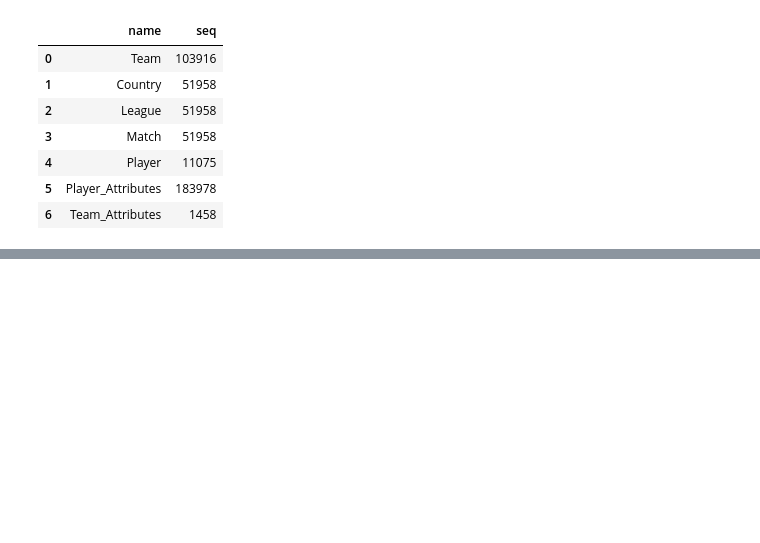
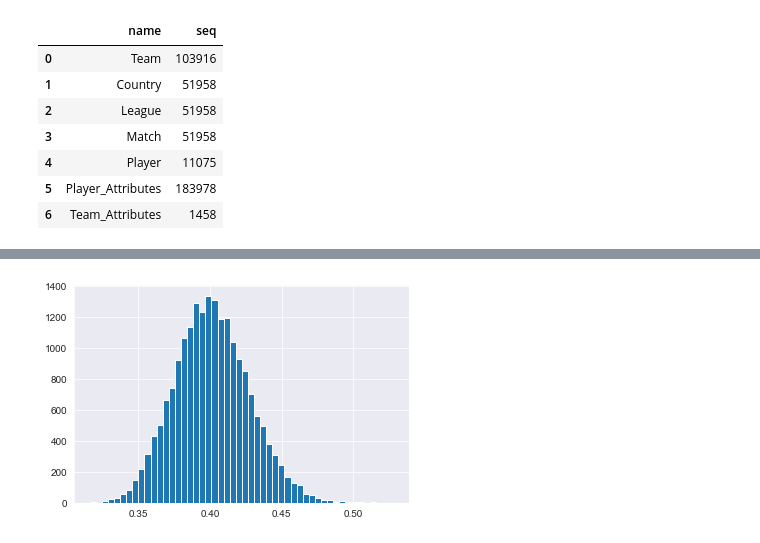
Before and after one commit to dmart49/Mod_03_Project, a Jupyter notebook: Mod_03_Project_Daniel_Question.ipynb, the cells around one changed output, grey strips where cells are left out. Cells and saved outputs as stored; diff of their text form; code cells hidden in the pictures; blank space fills up the shorter version.

```diff
--- a/Mod_03_Project_Daniel_Question.ipynb
+++ b/Mod_03_Project_Daniel_Question.ipynb
@@ -159,3 +177,9 @@ df_england_wins
+# %%
+england_sample = [sample_mean(df_england_wins['HomeWinPct'], 30) for i in range(20000)]
+plt.hist(england_sample, bins=50)
+plt.show()
+# %% [output]
+[figure, added]
 # %%
 # df3 = df2.groupby(['home_team'])['HomeWin', 'AwayWin', 'Draw'].sum()
 # df3['HomeWinPct'] = df3['HomeWin'] / (df3['HomeWin'] + df3['AwayWin'] + df3['Draw'])
```
Also changed, not shown: parts of 3 cells of this notebook.
